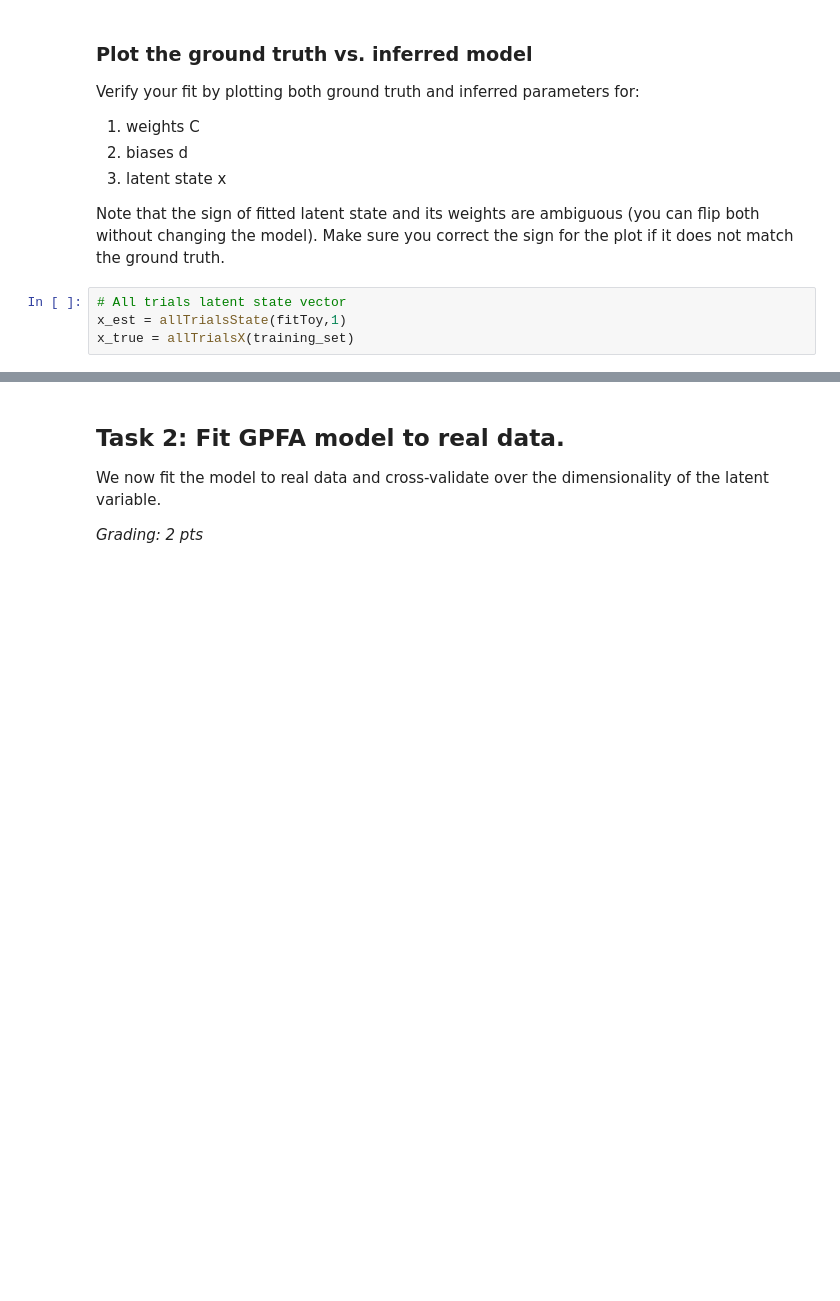
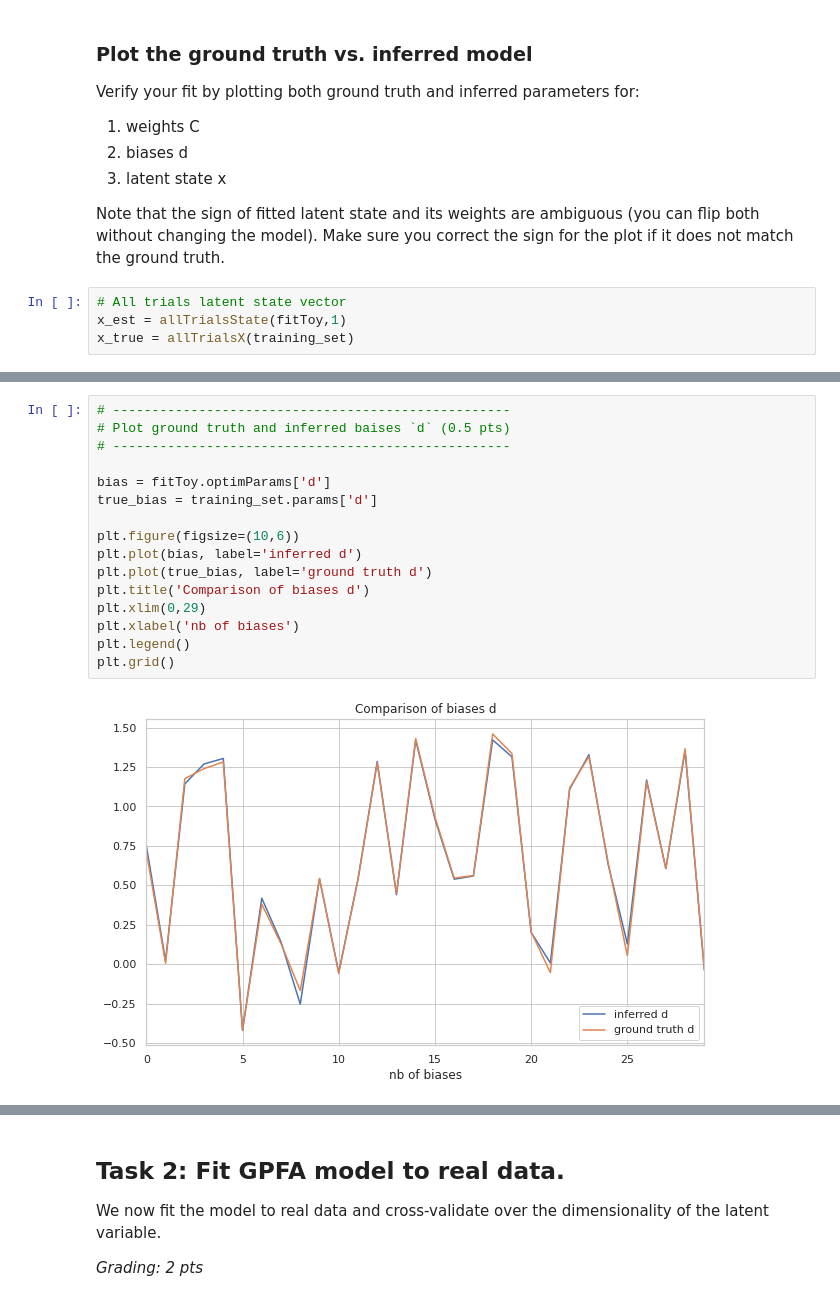
Before and after one commit to Vanessa-Ts/neuralDS, a Jupyter notebook: Ex8/notebooks/CodingLab8.ipynb, the cells around one changed output, grey strips where cells are left out. Drawn from its saved outputs; the diff is of its cells as text; blank space fills up the shorter version.

```diff
--- a/Ex8/notebooks/CodingLab8.ipynb
+++ b/Ex8/notebooks/CodingLab8.ipynb
@@ -157,0 +188,18 @@ x_true = allTrialsX(training_set)
+# %%
+# ---------------------------------------------------
+# Plot ground truth and inferred baises `d` (0.5 pts)
+# ---------------------------------------------------
+
+bias = fitToy.optimParams['d']
+true_bias = training_set.params['d']
+
+plt.figure(figsize=(10,6))
+plt.plot(bias, label='inferred d')
+plt.plot(true_bias, label='ground truth d')
+plt.title('Comparison of biases d')
+plt.xlim(0,29)
+plt.xlabel('nb of biases')
+plt.legend()
+plt.grid()
+# %% [output]
+[figure, added]
```
Also changed, not shown: parts of 8 cells of this notebook.
